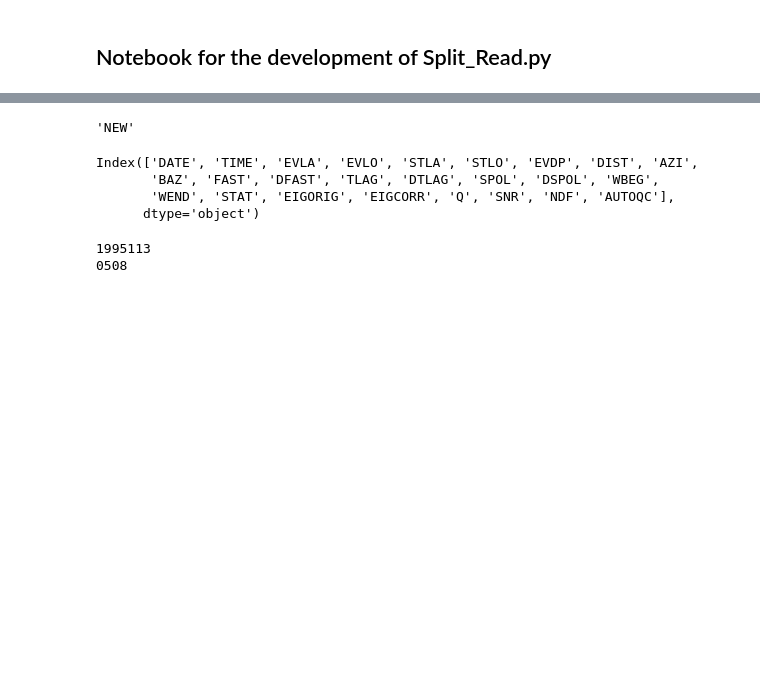
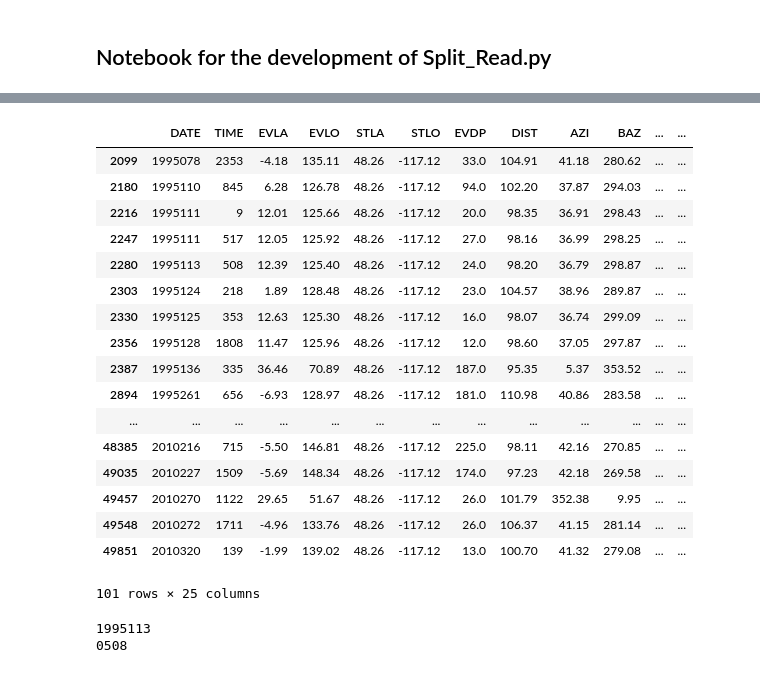
Before and after one commit to Jasplet/DiscrePy, a Jupyter notebook: Devel/devel_Split_Read.ipynb, the cells around one changed output, grey strips where cells are left out. Saved outputs shown, nothing was run; the diff lists cells and outputs as text; code cells hidden in the pictures; blank space fills up the shorter version.

```diff
--- a/Devel/devel_Split_Read.ipynb
+++ b/Devel/devel_Split_Read.ipynb
@@ -36,17 +26,33 @@ for i in range(0,len(date)):
 # %%
-data = pd.read_csv("./Data/Jacks_SKS_RAW.txt",delim_whitespace=True)
+data = pd.read_csv("../Data/Jacks_SKS_RAW.txt",delim_whitespace=True)
+# %%
+type = 'null'
+df = data[(data['STAT'] =='NEW') & (data['AUTOQC'] =='split')]
+df
+# %% [output]
+|  | DATE | TIME | EVLA | EVLO | STLA | STLO | EVDP | DIST | AZI | BAZ | ... | ... |
+| 2099 | 1995078 | 2353 | -4.18 | 135.11 | 48.26 | -117.12 | 33.0 | 104.91 | 41.18 | 280.62 | ... | ... |
+| 2180 | 1995110 | 845 | 6.28 | 126.78 | 48.26 | -117.12 | 94.0 | 102.20 | 37.87 | 294.03 | ... | ... |
+| 2216 | 1995111 | 9 | 12.01 | 125.66 | 48.26 | -117.12 | 20.0 | 98.35 | 36.91 | 298.43 | ... | ... |
+| 2247 | 1995111 | 517 | 12.05 | 125.92 | 48.26 | -117.12 | 27.0 | 98.16 | 36.99 | 298.25 | ... | ... |
+| 2280 | 1995113 | 508 | 12.39 | 125.40 | 48.26 | -117.12 | 24.0 | 98.20 | 36.79 | 298.87 | ... | ... |
+| 2303 | 1995124 | 218 | 1.89 | 128.48 | 48.26 | -117.12 | 23.0 | 104.57 | 38.96 | 289.87 | ... | ... |
+| 2330 | 1995125 | 353 | 12.63 | 125.30 | 48.26 | -117.12 | 16.0 | 98.07 | 36.74 | 299.09 | ... | ... |
+| 2356 | 1995128 | 1808 | 11.47 | 125.96 | 48.26 | -117.12 | 12.0 | 98.60 | 37.05 | 297.87 | ... | ... |
+| 2387 | 1995136 | 335 | 36.46 | 70.89 | 48.26 | -117.12 | 187.0 | 95.35 | 5.37 | 353.52 | ... | ... |
+| 2894 | 1995261 | 656 | -6.93 | 128.97 | 48.26 | -117.12 | 181.0 | 110.98 | 40.86 | 283.58 | ... | ... |
+| ... | ... | ... | ... | ... | ... | ... | ... | ... | ... | ... | ... | ... |
+| 48385 | 2010216 | 715 | -5.50 | 146.81 | 48.26 | -117.12 | 225.0 | 98.11 | 42.16 | 270.85 | ... | ... |
+| 49035 | 2010227 | 1509 | -5.69 | 148.34 | 48.26 | -117.12 | 174.0 | 97.23 | 42.18 | 269.58 | ... | ... |
+| 49457 | 2010270 | 1122 | 29.65 | 51.67 | 48.26 | -117.12 | 26.0 | 101.79 | 352.38 | 9.95 | ... | ... |
+| 49548 | 2010272 | 1711 | -4.96 | 133.76 | 48.26 | -117.12 | 26.0 | 106.37 | 41.15 | 281.14 | ... | ... |
+| 49851 | 2010320 | 139 | -1.99 | 139.02 | 48.26 | -117.12 | 13.0 | 100.70 | 41.32 | 279.08 | ... | ... |
+101 rows × 25 columns
 # %%
 num_splits = data[data.AUTOQC == 'split' ]['STAT'].value_counts()
 num_splits.index[0]
-# %% [output]
-'NEW'
 # %%
 data.columns
-# %% [output]
-Index(['DATE', 'TIME', 'EVLA', 'EVLO', 'STLA', 'STLO', 'EVDP', 'DIST', 'AZI',
-       'BAZ', 'FAST', 'DFAST', 'TLAG', 'DTLAG', 'SPOL', 'DSPOL', 'WBEG',
-       'WEND', 'STAT', 'EIGORIG', 'EIGCORR', 'Q', 'SNR', 'NDF', 'AUTOQC'],
-      dtype='object')
 # %%
 split1 = data[(data['STAT'] == "NEW") & (data['AUTOQC'] =="split") ]
 
```
Also changed, not shown: parts of 2 cells of this notebook.
